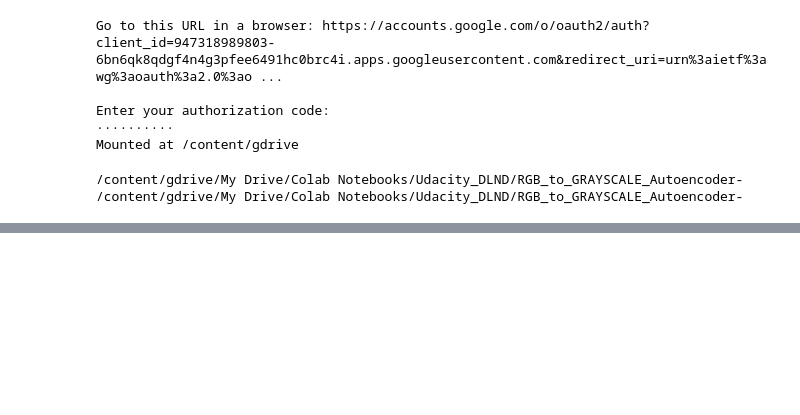
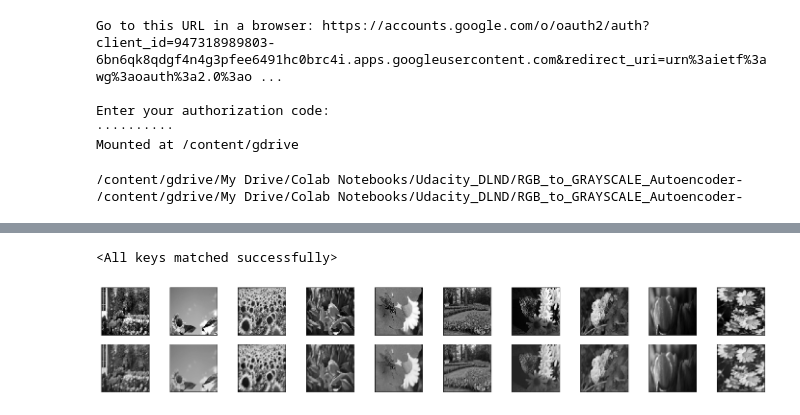
Before and after one commit to NeoBoy/pyTorch_RGB_to_Gray_AE, a Jupyter notebook: pyTorch_RGB_to_GRAY_scale_Autoencoder.ipynb, the cells around one changed output, grey strips where cells are left out. Cells and saved outputs as stored; diff of their text form; code cells hidden in the pictures; blank space fills up the shorter version.

```diff
--- a/pyTorch_RGB_to_GRAY_scale_Autoencoder.ipynb
+++ b/pyTorch_RGB_to_GRAY_scale_Autoencoder.ipynb
@@ -211,11 +205,0 @@ model(source_images).shape
-# %%
-ae_inputs = tf.placeholder(tf.float32, (None, 128, 128, 3), name = 'inputToAuto')
-ae_target = tf.placeholder(tf.float32, (None, 128, 128, 1))
-
-ae_outputs = autoencoder(ae_inputs)
-lr = 0.001
-
-loss = tf.reduce_mean(tf.square(ae_outputs - ae_target))
-train_op = tf.train.AdamOptimizer(learning_rate = lr).minimize(loss)
-# Intialize the network
-init = tf.global_variables_initializer()
@@ -321,0 +206,6 @@ NameError: ignored
+# %%
+# specify loss function
+criterion = nn.MSELoss()
+
+# specify loss function
+optimizer = torch.optim.Adam(model.parameters(), lr=0.001)
@@ -321,0 +298,34 @@ NameError: ignored
+# %%
+model.load_state_dict(torch.load('model_ae.pt'))
+# %% [output]
+<All keys matched successfully>
+# %%
+# obtain one batch of test images
+dataiter = iter(valid_loader)
+source, target = dataiter.next()
+
+if train_on_gpu:
+  source, target = source.cuda(), target.cuda()
+
+# get sample outputs
+output = model(source)
+# prep images for display
+source = source.cpu().detach().numpy()
+target = target.cpu().detach().numpy()
+
+# output is resized into a batch of iages
+output = output.view(batch_size, 1, 128, 128)
+# use detach when it's an output that requires_grad
+output = output.cpu().detach().numpy()
+
+# plot the first ten input images and then reconstructed images
+fig, axes = plt.subplots(nrows=2, ncols=10, sharex=True, sharey=True, figsize=(25,4))
+
+# input images on top row, reconstructions on bottom
+for images, row in zip([target, output], axes):
+    for img, ax in zip(images, row):
+        ax.imshow(np.squeeze(img), cmap='gray')
+        ax.get_xaxis().set_visible(False)
+        ax.get_yaxis().set_visible(False)
+# %% [output]
+[figure, added]
```
Also changed, not shown: parts of 16 cells of this notebook.
